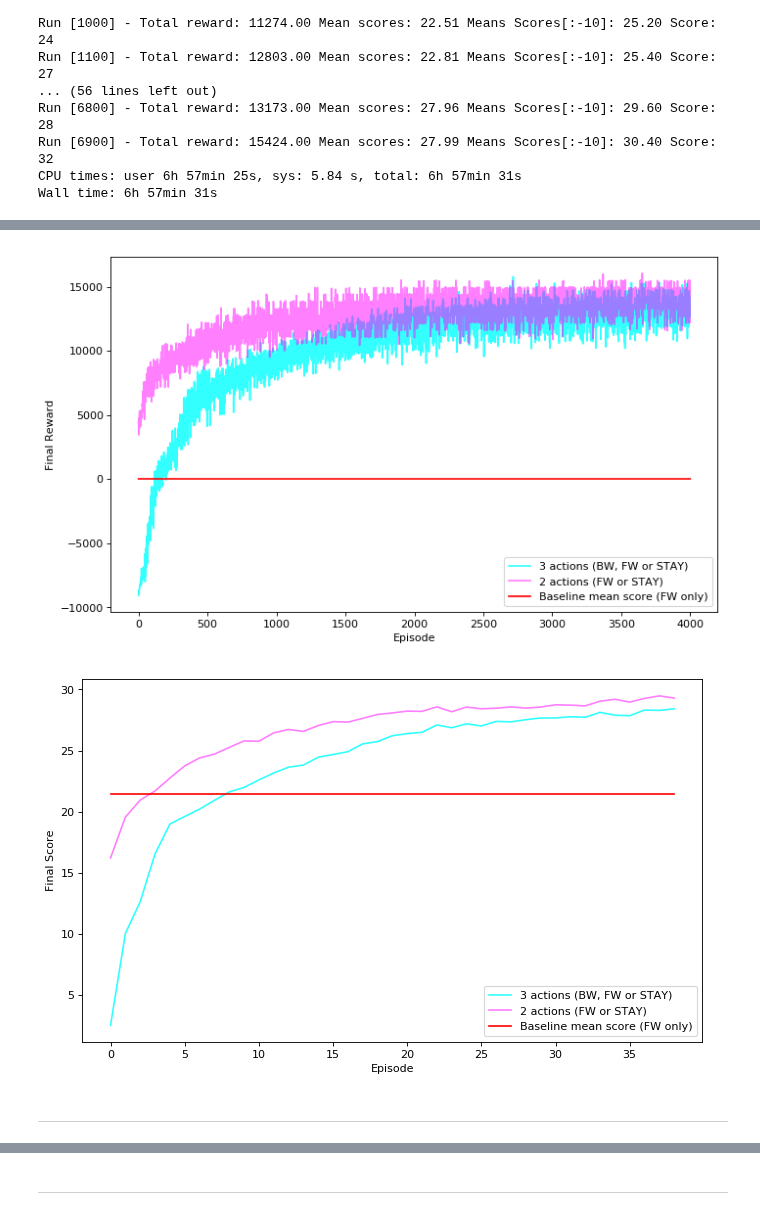
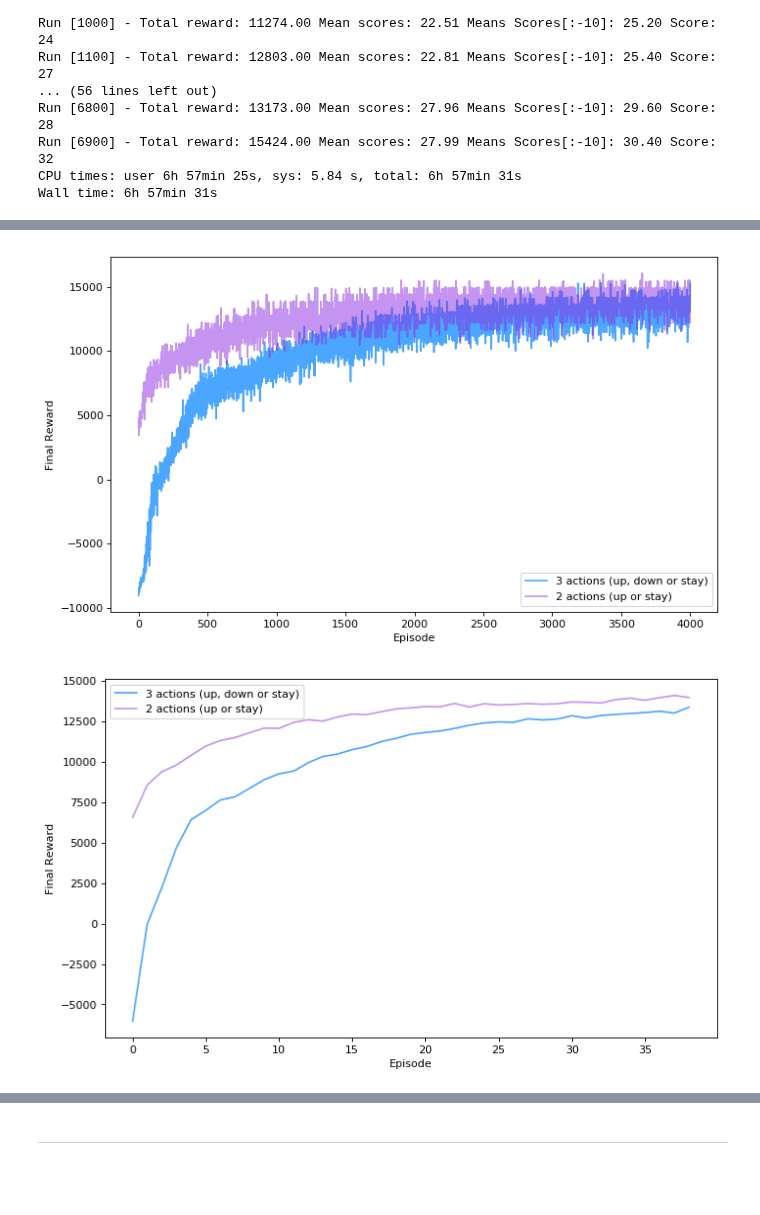
Before and after one commit to DionisiusMayr/FreewayGame, a Jupyter notebook: aline.almeida/aa_freeway.ipynb, the cells around one changed output, grey strips where cells are left out. Saved outputs shown, nothing was run; the diff lists cells and outputs as text; code cells hidden in the pictures; blank space fills up the shorter version.

Commit message:
Report update with plots and theoretical content

```diff
--- a/aline.almeida/aa_freeway.ipynb
+++ b/aline.almeida/aa_freeway.ipynb
@@ -252,21 +281,23 @@ with open("QL/QL_total_rewards_2act.txt") as f:
 # %%
-GAMMA = 0.99
-AVAILABLE_ACTIONS = 3
-N0 = 2.5
+# ---------- Agent with 3 actions available (up, stay or down) ----------
 
-reward_policy.REWARD_IF_CROSS = 500
-reward_policy.REWARD_IF_COLISION = -10
-reward_policy.REWARD_IF_STILL = -1
-reward_policy.REWARD_IF_FW = 0
-reward_policy.REWARD_IF_BW = -9
-
-n_runs = 4000
+# GAMMA = 0.99
+# AVAILABLE_ACTIONS = 3
+# N0 = 2.5
+#
+# reward_policy.REWARD_IF_CROSS = 500
+# reward_policy.REWARD_IF_COLISION = -10
+# reward_policy.REWARD_IF_STILL = -1
+# reward_policy.REWARD_IF_FW = 0
+# reward_policy.REWARD_IF_BW = -9
+#
+# n_runs = 4000
 # %%
-env, initial_state = environment.get_env()
-agent = agents.QLearning(gamma=GAMMA, available_actions=AVAILABLE_ACTIONS, N0=N0)
-
-scores_3act = []
-total_rewards_3act = []
+# env, initial_state = environment.get_env()
+# agent = agents.QLearning(gamma=GAMMA, available_actions=AVAILABLE_ACTIONS, N0=N0)
+#
+# scores_3act = []
+# total_rewards_3act = []
 # %%
 %%time
 
@@ -356,14 +417,17 @@ aux_plots.plot_3scores(scores_3act[:4000], scores_2act[:4000], baseline[:4000],
 # %%
-baseline = [baseline_mean_score for i in range(4000)]
-aux_plots.plot_3rewards(total_rewards_3act[:4000], total_rewards_2act[:4000], baseline[:4000], "3 actions (BW, FW or STAY)", "2 actions (FW or STAY)", "Baseline mean score (FW only)")
+# ---------- Rewards of the agent with 2 and 3 actions ----------
+
+baseline = [baseline_mean_score for i in range(3000)]
+aux_plots.plot_2rewards(total_rewards_3act[:4000], total_rewards_2act[:4000], "3 actions (up, down or stay)", "2 actions (up or stay)")
 # %% [output]
-[figure, old version]
+[figure, new version]
 # %%
+# ---------- Moving average for the rewards of the agent with 2 and 3 actions ----------
+
 import statistics
 
-s1 = scores_3act[:4000]
-s2 = scores_2act[:4000]
-s3 = baseline[:4000]
+s1 = total_rewards_3act[:4000]
+s2 = total_rewards_2act[:4000]
 
 blocks = 4000//100
 s1_avg100 = []
@@ -381,8 +445,6 @@ for b in range(blocks-1):
     value = statistics.mean(s3[b*100:(b+1)*100])
     s3_avg100.append(value)
 
-aux_plots.plot_3scores(s1_avg100, s2_avg100, s3_avg100, "3 actions (BW, FW or STAY)", "2 actions (FW or STAY)", "Baseline mean score (FW only)")
+aux_plots.plot_2rewards(s1_avg100, s2_avg100, "3 actions (up, down or stay)", "2 actions (up or stay)")
 # %% [output]
-[figure, old version]
+[figure, new version]
-# %% [markdown]
----
```
Also changed, not shown: parts of 43 cells of this notebook.
